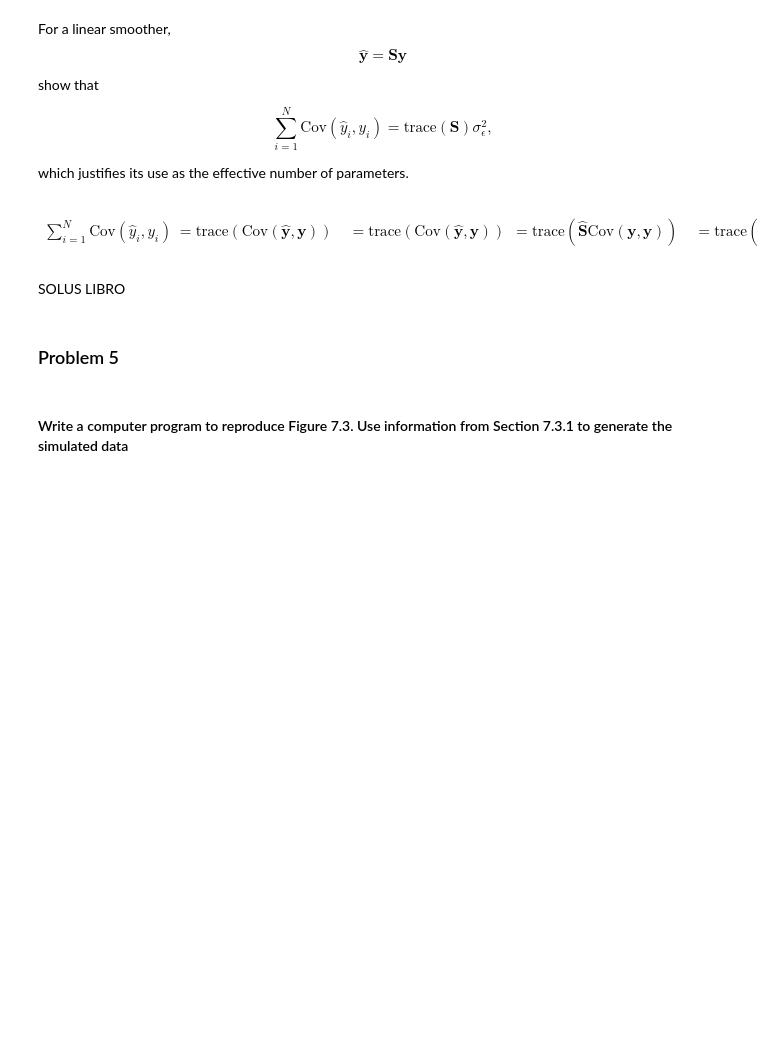
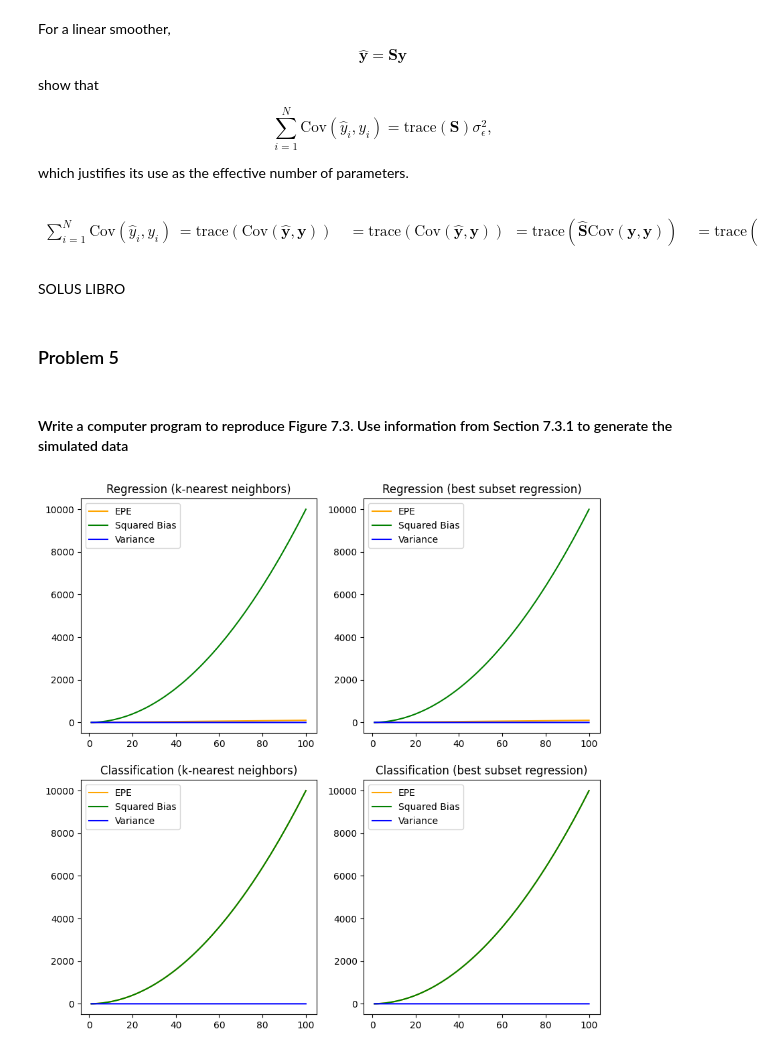
Before and after one commit to ferriitoo/MATH-569-Statistical-Learning, a Jupyter notebook: HW5_Julen_Ferro.ipynb, the cells around one changed output. Cells and saved outputs as stored; diff of their text form; code cells hidden in the pictures; blank space fills up the shorter version.

```diff
--- a/HW5_Julen_Ferro.ipynb
+++ b/HW5_Julen_Ferro.ipynb
@@ -159,3 +159,48 @@ SOLUS LIBRO
 ### Problem 5
 # %% [markdown]
 #### Write a computer program to reproduce Figure 7.3. Use information from Section 7.3.1 to generate the simulated data
+# %%
+import numpy as np
+import matplotlib.pyplot as plt
+
+# Simulated data for expected prediction error (EPE), squared bias, and variance
+k_values = np.linspace(1, 100, 100)
+epe_regression = np.exp(2 * np.log(k_values)) / k_values
+squared_bias = np.exp(2 * np.log(k_values))
+variance = 1 / k_values
+epe_classification = squared_bias + variance
+
+# Plotting
+fig, axes = plt.subplots(2, 2, figsize=(10, 10))
+
+# Regression - k-nearest neighbors
+axes[0, 0].plot(k_values, epe_regression, color='orange', label='EPE')
+axes[0, 0].plot(k_values, squared_bias, color='green', label='Squared Bias')
+axes[0, 0].plot(k_values, variance, color='blue', label='Variance')
+axes[0, 0].set_title('Regression (k-nearest neighbors)')
+axes[0, 0].legend()
+
+# Regression - best subset regression
+axes[0, 1].plot(k_values, epe_regression, color='orange', label='EPE')
+axes[0, 1].plot(k_values, squared_bias, color='green', label='Squared Bias')
+axes[0, 1].plot(k_values, variance, color='blue', label='Variance')
+axes[0, 1].set_title('Regression (best subset regression)')
+axes[0, 1].legend()
+
+# Classification - k-nearest neighbors
+axes[1, 0].plot(k_values, epe_classification, color='orange', label='EPE')
+axes[1, 0].plot(k_values, squared_bias, color='green', label='Squared Bias')
+axes[1, 0].plot(k_values, variance, color='blue', label='Variance')
+axes[1, 0].set_title('Classification (k-nearest neighbors)')
+axes[1, 0].legend()
+
+# Classification - best subset regression
+axes[1, 1].plot(k_values, epe_classification, color='orange', label='EPE')
+axes[1, 1].plot(k_values, squared_bias, color='green', label='Squared Bias')
+axes[1, 1].plot(k_values, variance, color='blue', label='Variance')
+axes[1, 1].set_title('Classification (best subset regression)')
+axes[1, 1].legend()
+
+plt.show()
+# %% [output]
+[figure, added]
```
Also changed, not shown: parts of 2 cells of this notebook.
